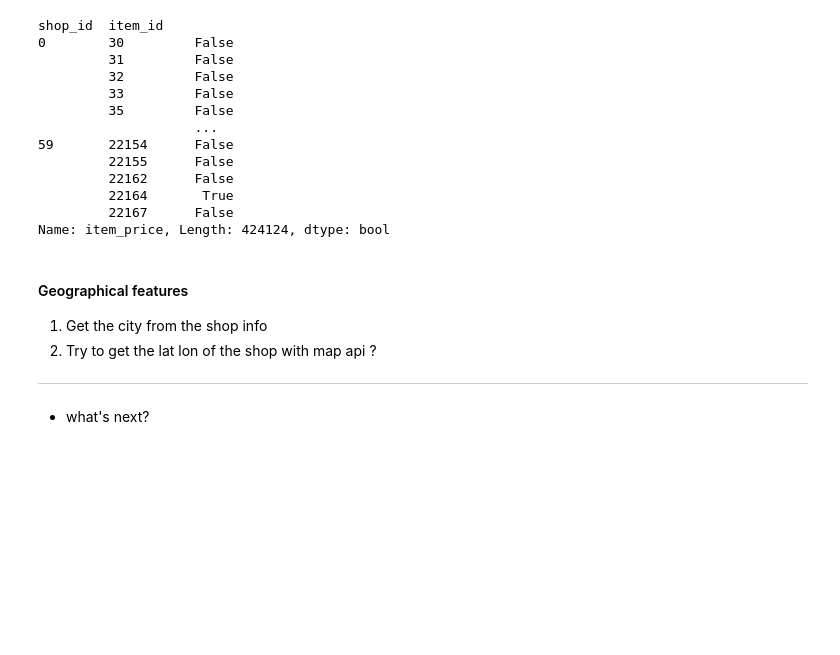
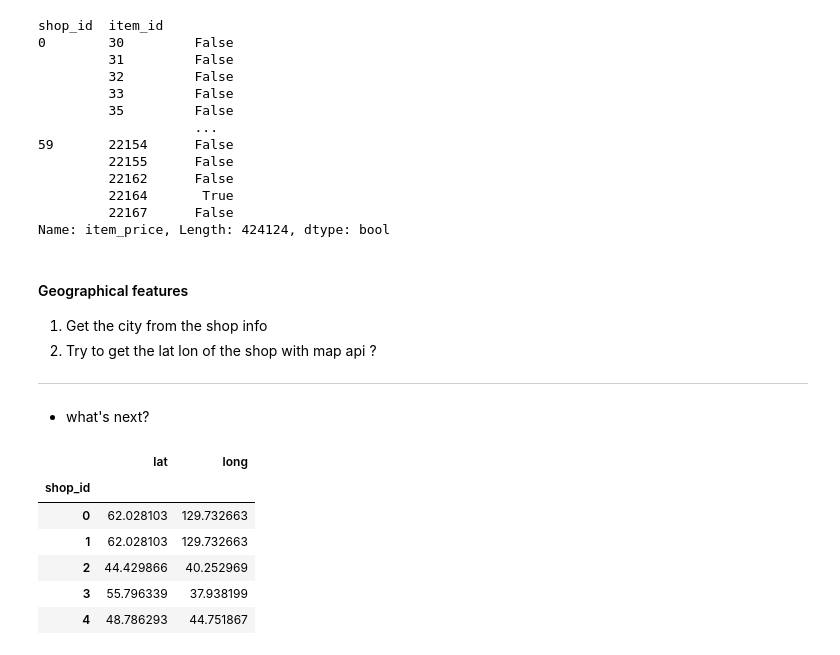
Before and after one commit to Codealist/future-sales-competition, a Jupyter notebook: notebooks/EDA_and_baseline.ipynb, the cells around one changed output. Saved outputs shown, nothing was run; the diff lists cells and outputs as text; code cells hidden in the pictures; blank space fills up the shorter version.

```diff
--- a/notebooks/EDA_and_baseline.ipynb
+++ b/notebooks/EDA_and_baseline.ipynb
@@ -181,0 +231,13 @@ Name: item_price, Length: 424124, dtype: bool
+# %%
+# because of the error with geocoder.yandex, i took ready latlong from here:
+# https://www.kaggle.com/bourov/yada-yet-another-e-da-by-geo-location-of-shops/data?select=coordinates.csv
+coordinates = pd.read_csv('../input/coordinates.csv', index_col=0)
+coordinates.head()
+# %% [output]
+|  | lat | long |
+| shop_id |  |  |
+| 0 | 62.028103 | 129.732663 |
+| 1 | 62.028103 | 129.732663 |
+| 2 | 44.429866 | 40.252969 |
+| 3 | 55.796339 | 37.938199 |
+| 4 | 48.786293 | 44.751867 |
```
Also changed, not shown: parts of 20 cells of this notebook, 1 other file.
